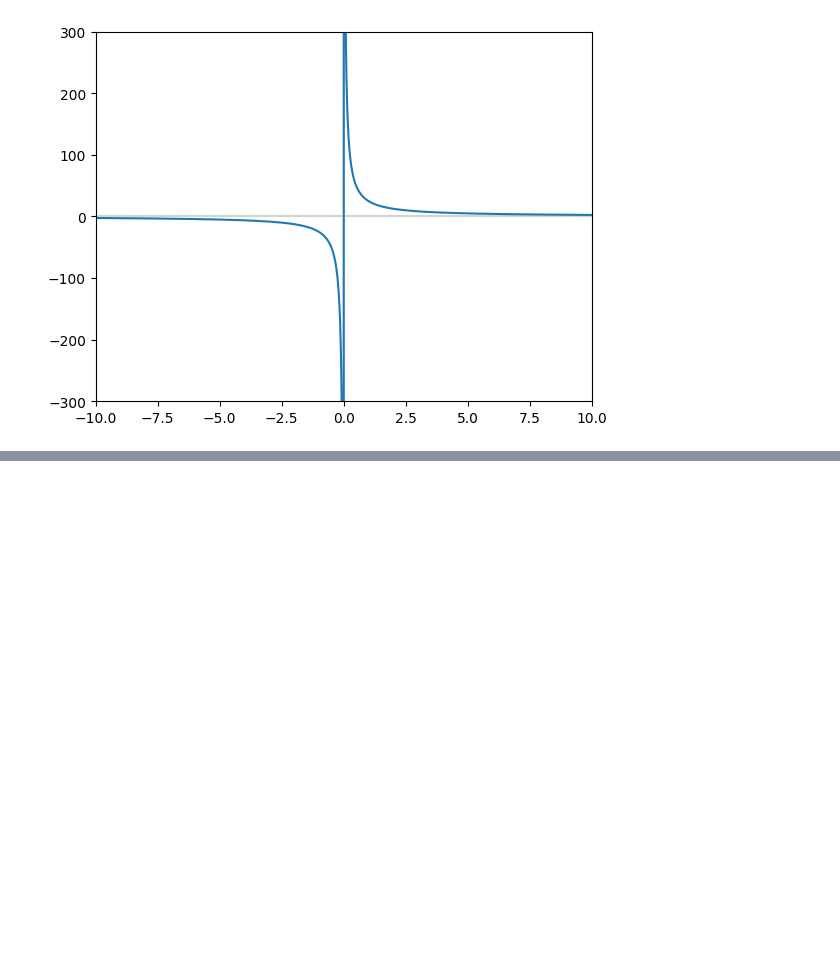
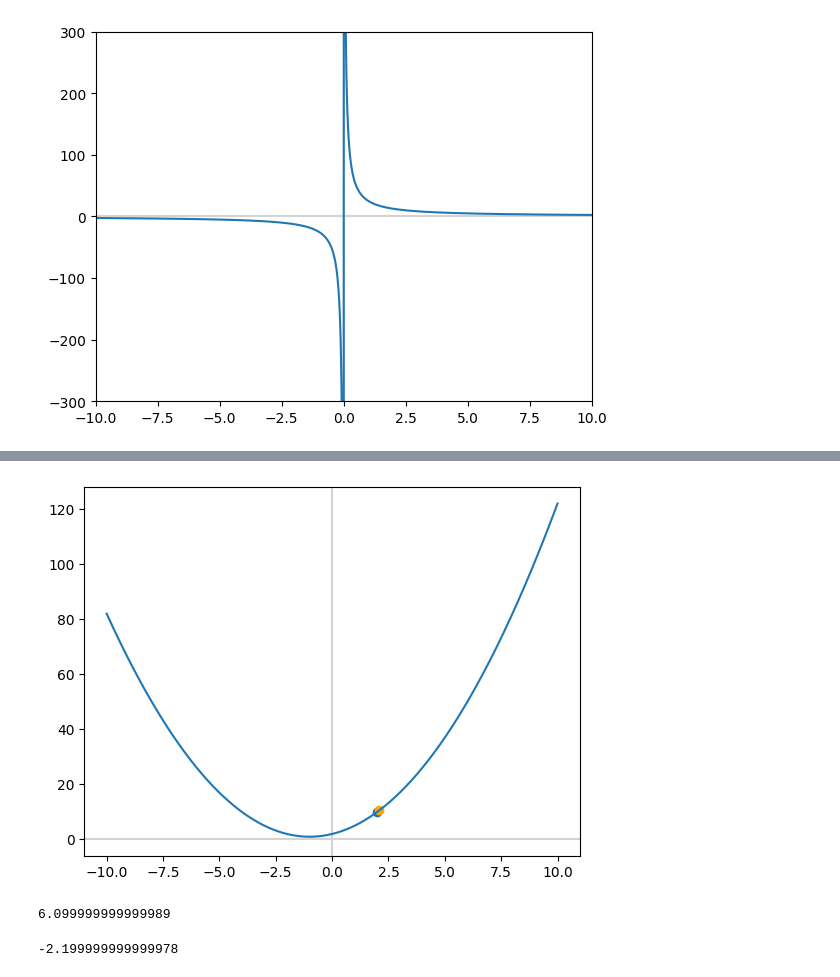
Before and after one commit to Krisho1/Machine-Learning-Foundations-Math-Probability-Statistics-and-Computer-Science-Python-Codes-, a Jupyter notebook: Calculus_I.ipynb, the cells around one changed output, grey strips where cells are left out. Cells and saved outputs as stored; diff of their text form; code cells hidden in the pictures; blank space fills up the shorter version.

```diff
--- a/Calculus_I.ipynb
+++ b/Calculus_I.ipynb
@@ -121,0 +181,19 @@ _=ax.plot(x,y)
+# %%
+fig,ax= plt.subplots()
+plt.axvline(x=0,color = 'lightgray')
+plt.axhline(y=0,color='lightgray')
+plt.scatter(2,10)
+plt.scatter(2.1,10.61, c= 'orange')
+_=ax.plot(x,y)
+# %% [output]
+[figure, added]
+# %%
+m=(10.61-10)/(2.1-2)
+m
+# %% [output]
+6.099999999999989
+# %%
+c =10.61 -m*2.1
+c
+# %% [output]
+-2.199999999999978
```
Also changed, not shown: parts of 32 cells of this notebook.
